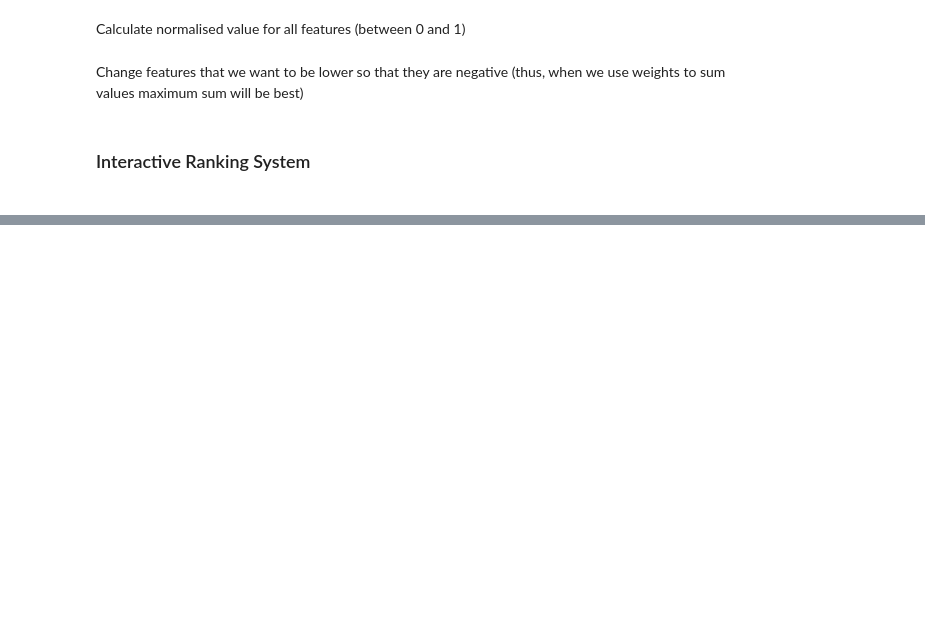
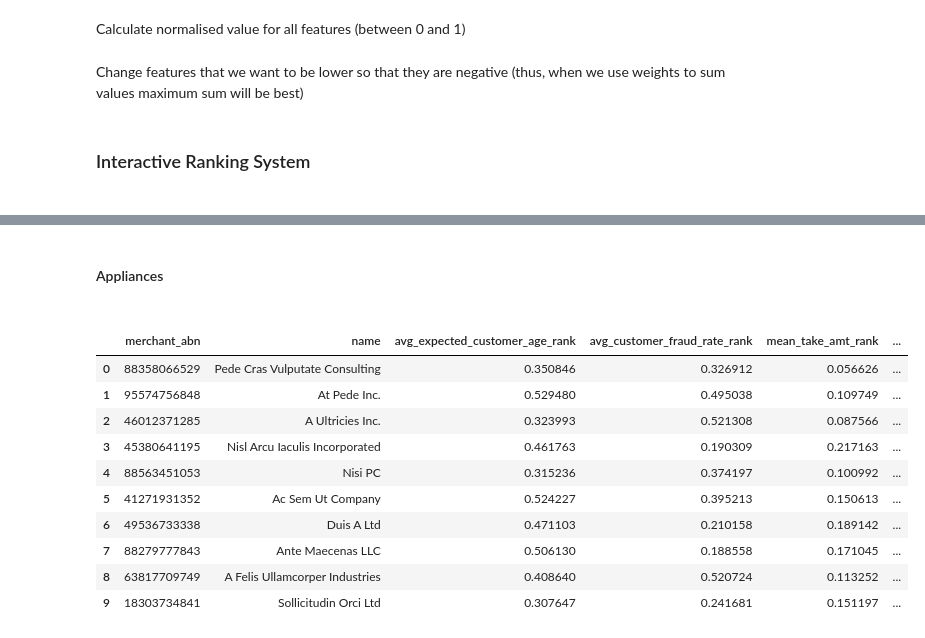
Before and after one commit to MAST30034-Applied-Data-Science/generic-buy-now-pay-later-project-group-5, a Jupyter notebook: notebooks/merchant_ranking.ipynb, the cells around one changed output, grey strips where cells are left out. Drawn from its saved outputs; the diff is of its cells as text; code cells hidden in the pictures; blank space fills up the shorter version.

```diff
--- a/notebooks/merchant_ranking.ipynb
+++ b/notebooks/merchant_ranking.ipynb
@@ -140,0 +236,17 @@ interactive(children=(FloatSlider(value=0.1, description='customer_age_weight',
+# %% [markdown]
+<h4>Appliances<h4>
+# %%
+top_10_appliances = weighted_average_rank(w1, w2, w3, w4, w5, segment = 'Appliances').head(10)
+top_10_appliances
+# %% [output]
+|  | merchant_abn | name | avg_expected_customer_age_rank | avg_customer_fraud_rate_rank | mean_take_amt_rank | ... |
+| 0 | 88358066529 | Pede Cras Vulputate Consulting | 0.350846 | 0.326912 | 0.056626 | ... |
+| 1 | 95574756848 | At Pede Inc. | 0.529480 | 0.495038 | 0.109749 | ... |
+| 2 | 46012371285 | A Ultricies Inc. | 0.323993 | 0.521308 | 0.087566 | ... |
+| 3 | 45380641195 | Nisl Arcu Iaculis Incorporated | 0.461763 | 0.190309 | 0.217163 | ... |
+| 4 | 88563451053 | Nisi PC | 0.315236 | 0.374197 | 0.100992 | ... |
+| 5 | 41271931352 | Ac Sem Ut Company | 0.524227 | 0.395213 | 0.150613 | ... |
+| 6 | 49536733338 | Duis A Ltd | 0.471103 | 0.210158 | 0.189142 | ... |
+| 7 | 88279777843 | Ante Maecenas LLC | 0.506130 | 0.188558 | 0.171045 | ... |
+| 8 | 63817709749 | A Felis Ullamcorper Industries | 0.408640 | 0.520724 | 0.113252 | ... |
+| 9 | 18303734841 | Sollicitudin Orci Ltd | 0.307647 | 0.241681 | 0.151197 | ... |
```
Also changed, not shown: parts of 26 cells of this notebook, 1 other file.
